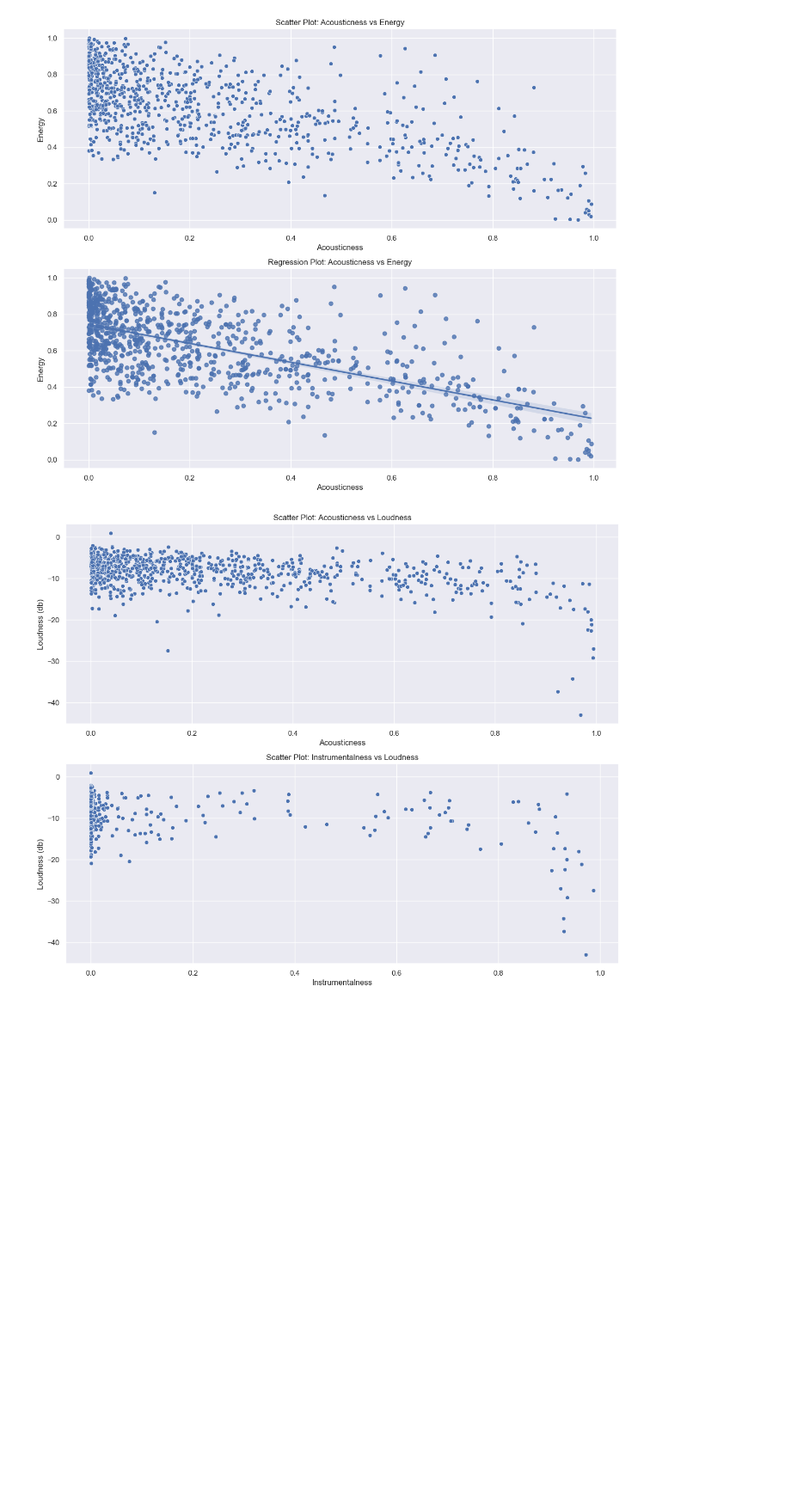
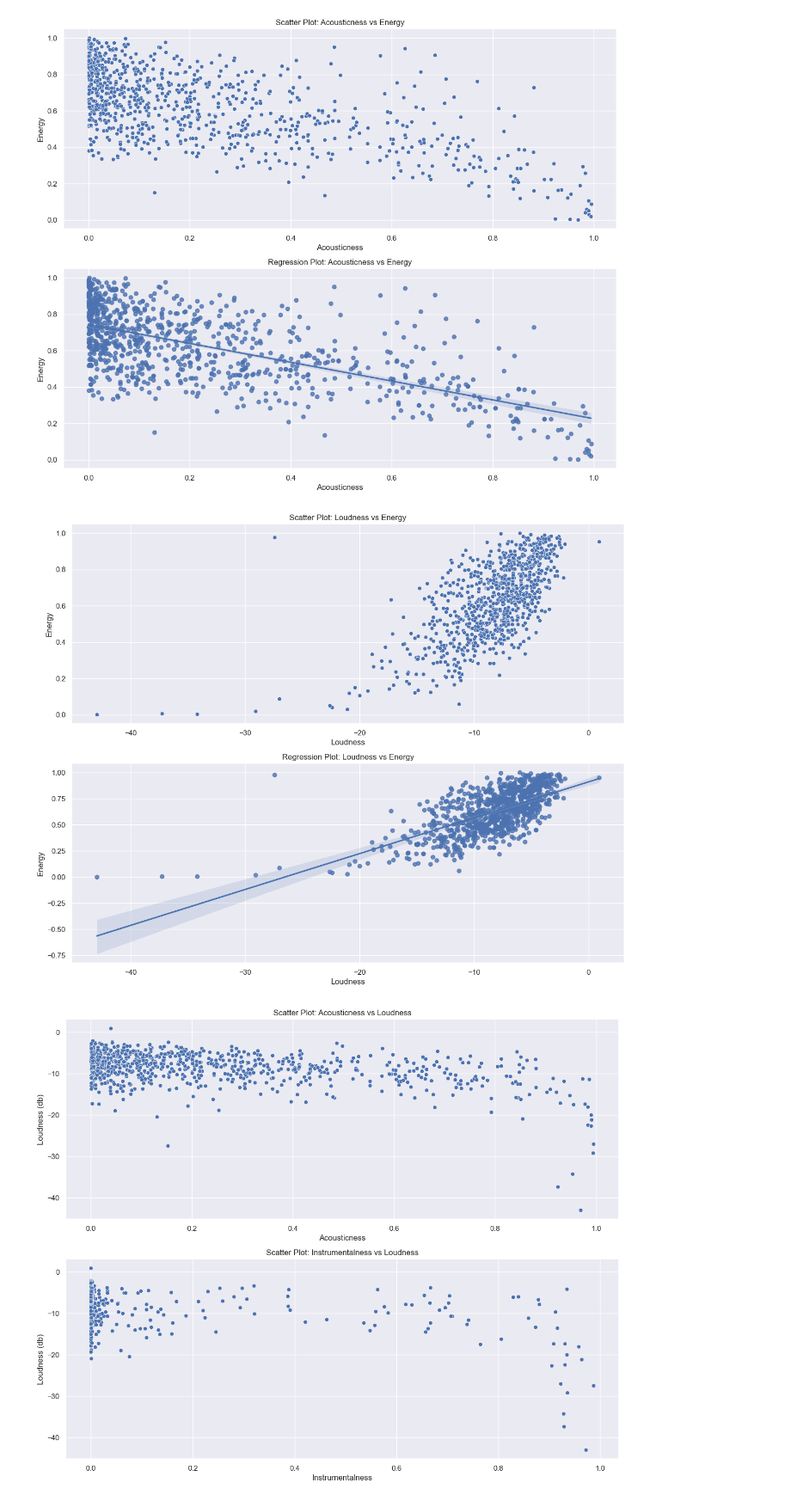
Before and after one commit to Sotun-1010/1990s_classic_hits_analysis, a Jupyter notebook: classic_hits.ipynb, the cells around one changed output. Shown at 86% size. Cells and saved outputs as stored; diff of their text form; code cells hidden in the pictures; blank space fills up the shorter version.

```diff
--- a/classic_hits.ipynb
+++ b/classic_hits.ipynb
@@ -142,6 +138,18 @@ ax[1].set_title("Regression Plot: Acousticness vs Energy");
 # plt.savefig("reg_acous_energy.png")
 # %% [output]
 [figure]
+# %%
+# Loudness vs Energy, almost a strong positive correlation
+# Scatterplot
+fig, ax = plt.subplots(2, 1, figsize=(15, 12))
+sns.scatterplot(data, x="Loudness", y="Energy", ax=ax[0])
+ax[0].set_title("Scatter Plot: Loudness vs Energy")
+
+# regression plot
+sns.regplot(data, x="Loudness", y="Energy", ax=ax[1])
+ax[1].set_title("Regression Plot: Loudness vs Energy");
+# %% [output]
+[figure, added]
 # %%
 # Acousticness vs Loudness; Instrumentalness vs Loudness; moderate negative correlation
 # Scatterplot: Acousticness vs Loudness
```
Also changed, not shown: parts of 7 cells of this notebook.
